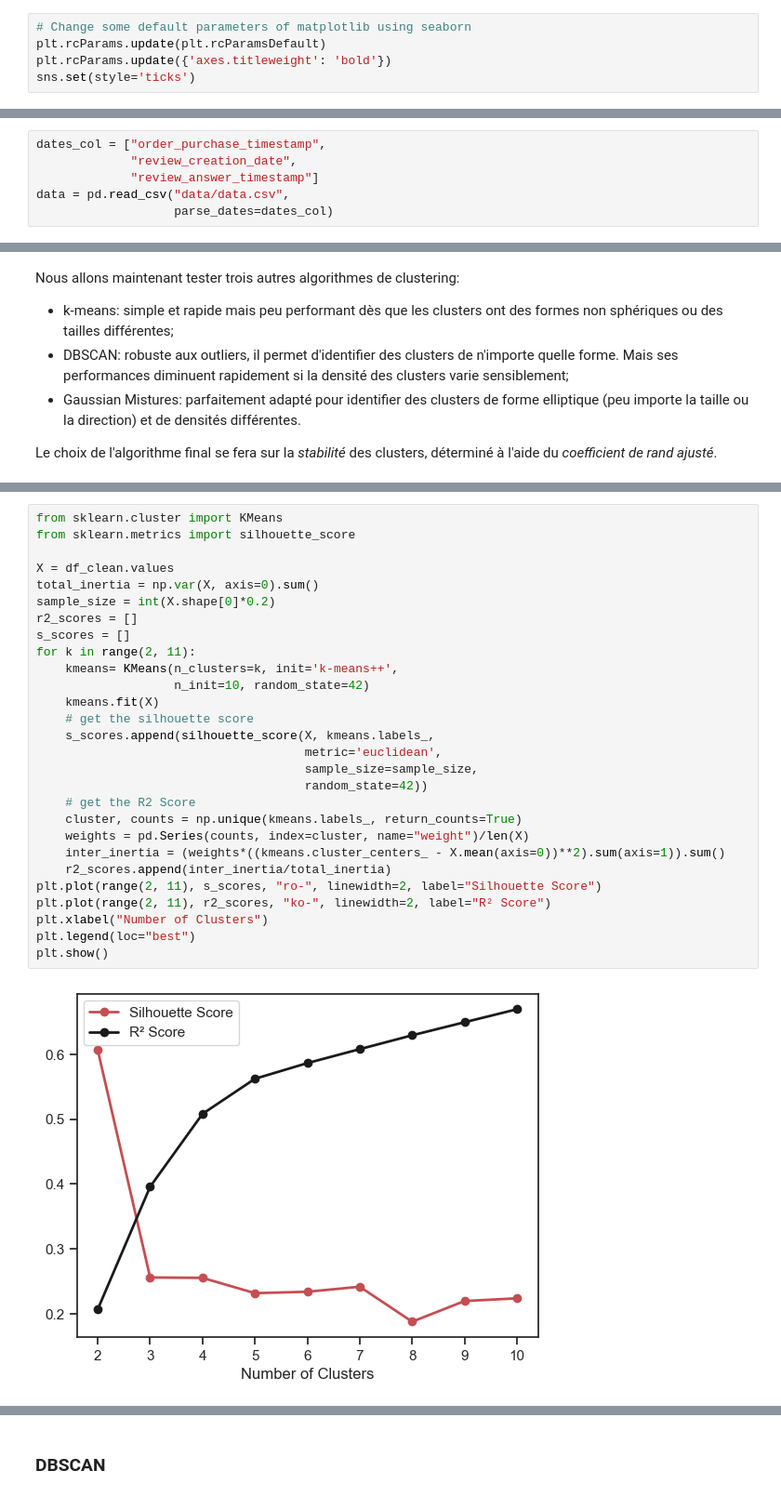
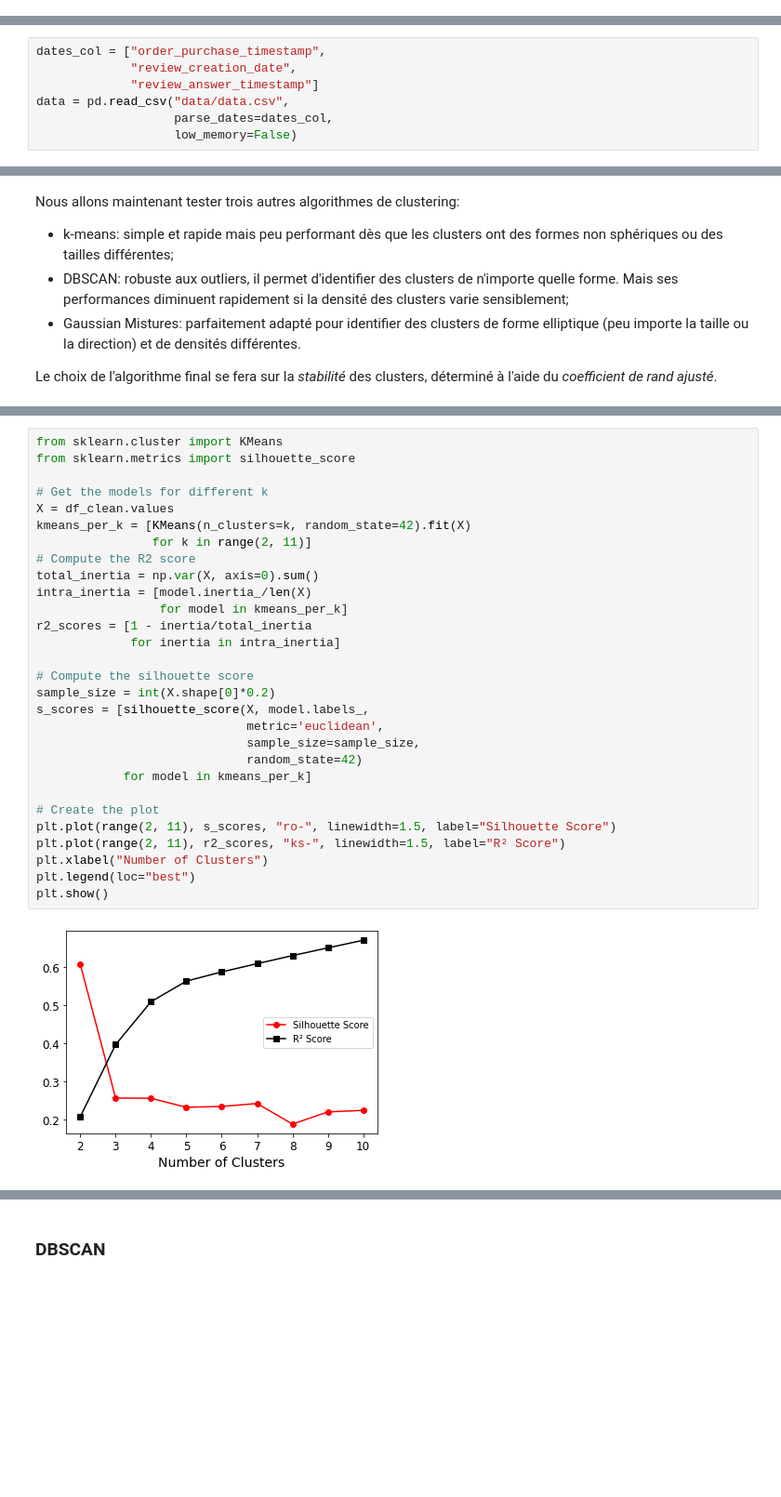
Before and after one commit to Pierre-Eloi/OC_DS_Project5, a Jupyter notebook: Project5_Data_Clustering.ipynb, the cells around one changed output, grey strips where cells are left out. Shown at 93% size. Cells and saved outputs as stored; diff of their text form; blank space fills up the shorter version.

```diff
--- a/Project5_Data_Clustering.ipynb
+++ b/Project5_Data_Clustering.ipynb
@@ -38,5 +25,0 @@ import os
-# %%
-# Change some default parameters of matplotlib using seaborn
-plt.rcParams.update(plt.rcParamsDefault)
-plt.rcParams.update({'axes.titleweight': 'bold'})
-sns.set(style='ticks')
@@ -45,6 +54,7 @@ dates_col = ["order_purchase_timestamp",
              "review_creation_date",
              "review_answer_timestamp"]
 data = pd.read_csv("data/data.csv",
-                   parse_dates=dates_col)
+                   parse_dates=dates_col,
+                   low_memory=False)
 # %% [markdown]
 <h1>Table of Contents<span class="tocSkip"></span></h1>
@@ -199,30 +216,31 @@ Du fait de l'attribution aléatoire des premiers centroïdes les résultats peuv
 # %%
 from sklearn.cluster import KMeans
 from sklearn.metrics import silhouette_score
 
+# Get the models for different k
 X = df_clean.values
+kmeans_per_k = [KMeans(n_clusters=k, random_state=42).fit(X)
+                for k in range(2, 11)]
+# Compute the R2 score
 total_inertia = np.var(X, axis=0).sum()
+intra_inertia = [model.inertia_/len(X)
+                 for model in kmeans_per_k]
+r2_scores = [1 - inertia/total_inertia
+             for inertia in intra_inertia]
+
+# Compute the silhouette score
 sample_size = int(X.shape[0]*0.2)
-r2_scores = []
-s_scores = []
-for k in range(2, 11):
-    kmeans= KMeans(n_clusters=k, init='k-means++',
-                   n_init=10, random_state=42)
-    kmeans.fit(X)
-    # get the silhouette score
-    s_scores.append(silhouette_score(X, kmeans.labels_,
-                                     metric='euclidean',
-                                     sample_size=sample_size,
-                                     random_state=42))
-    # get the R2 Score
-    cluster, counts = np.unique(kmeans.labels_, return_counts=True)
-    weights = pd.Series(counts, index=cluster, name="weight")/len(X)
-    inter_inertia = (weights*((kmeans.cluster_centers_ - X.mean(axis=0))**2).sum(axis=1)).sum()
-    r2_scores.append(inter_inertia/total_inertia)
-plt.plot(range(2, 11), s_scores, "ro-", linewidth=2, label="Silhouette Score")
-plt.plot(range(2, 11), r2_scores, "ko-", linewidth=2, label="R² Score")
+s_scores = [silhouette_score(X, model.labels_,
+                             metric='euclidean',
+                             sample_size=sample_size,
+                             random_state=42)
+            for model in kmeans_per_k]
+
+# Create the plot
+plt.plot(range(2, 11), s_scores, "ro-", linewidth=1.5, label="Silhouette Score")
+plt.plot(range(2, 11), r2_scores, "ks-", linewidth=1.5, label="R² Score")
 plt.xlabel("Number of Clusters")
 plt.legend(loc="best")
 plt.show()
 # %% [output]
-[figure, old version]
+[figure, new version]
```
Also changed, not shown: parts of 19 cells of this notebook.
